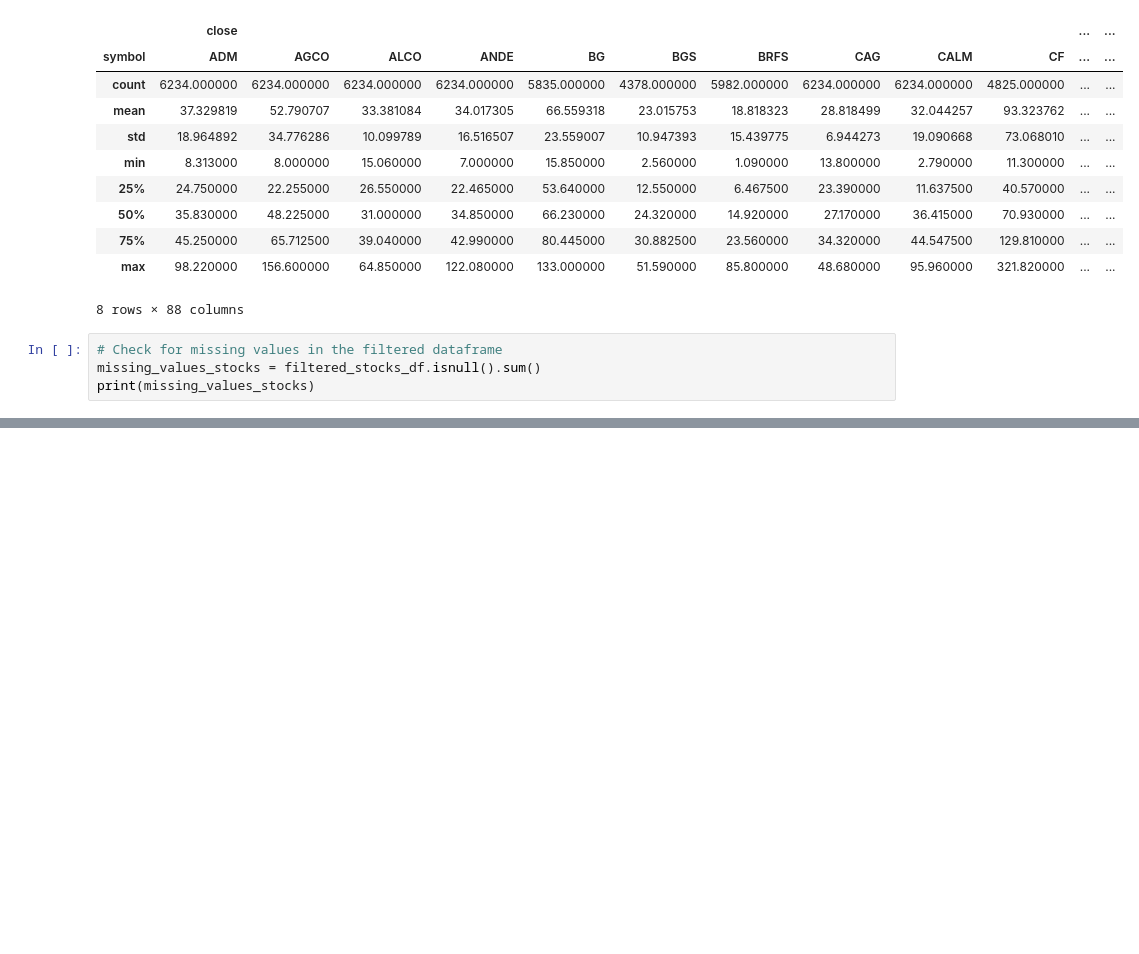
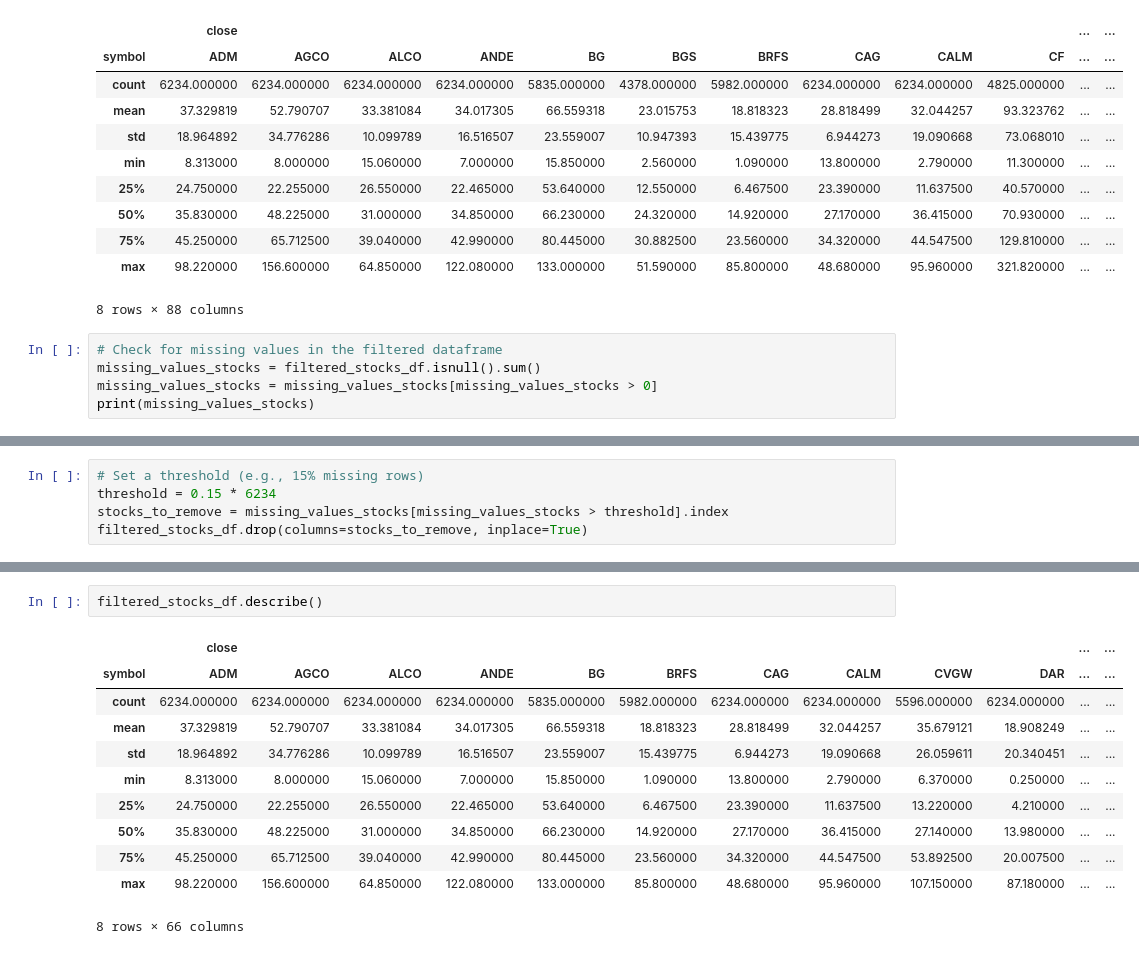
Before and after one commit to MatYohannes/hurricane-agriculture-data, a Jupyter notebook: hurricane_agriculture_analysis.ipynb, the cells around one changed output, grey strips where cells are left out. Saved outputs shown, nothing was run; the diff lists cells and outputs as text; blank space fills up the shorter version.

Commit message:
Stocks dataframe cleaned with filtered

```diff
--- a/hurricane_agriculture_analysis.ipynb
+++ b/hurricane_agriculture_analysis.ipynb
@@ -1357,6 +1365,7 @@ filtered_stocks_df.describe()
 # %%
 # Check for missing values in the filtered dataframe
 missing_values_stocks = filtered_stocks_df.isnull().sum()
+missing_values_stocks = missing_values_stocks[missing_values_stocks > 0]
 print(missing_values_stocks)
 # %% [output]
         symbol
@@ -1374,0 +1390,5 @@ Length: 88, dtype: int64
+# %%
+# Set a threshold (e.g., 15% missing rows)
+threshold = 0.15 * 6234
+stocks_to_remove = missing_values_stocks[missing_values_stocks > threshold].index
+filtered_stocks_df.drop(columns=stocks_to_remove, inplace=True)
@@ -1374,0 +1436,14 @@ Length: 88, dtype: int64
+# %%
+filtered_stocks_df.describe()
+# %% [output]
+|  | close |  |  |  |  |  |  |  |  |  | ... | ... |
+| symbol | ADM | AGCO | ALCO | ANDE | BG | BRFS | CAG | CALM | CVGW | DAR | ... | ... |
+| count | 6234.000000 | 6234.000000 | 6234.000000 | 6234.000000 | 5835.000000 | 5982.000000 | 6234.000000 | 6234.000000 | 5596.000000 | 6234.000000 | ... | ... |
+| mean | 37.329819 | 52.790707 | 33.381084 | 34.017305 | 66.559318 | 18.818323 | 28.818499 | 32.044257 | 35.679121 | 18.908249 | ... | ... |
+| std | 18.964892 | 34.776286 | 10.099789 | 16.516507 | 23.559007 | 15.439775 | 6.944273 | 19.090668 | 26.059611 | 20.340451 | ... | ... |
+| min | 8.313000 | 8.000000 | 15.060000 | 7.000000 | 15.850000 | 1.090000 | 13.800000 | 2.790000 | 6.370000 | 0.250000 | ... | ... |
+| 25% | 24.750000 | 22.255000 | 26.550000 | 22.465000 | 53.640000 | 6.467500 | 23.390000 | 11.637500 | 13.220000 | 4.210000 | ... | ... |
+| 50% | 35.830000 | 48.225000 | 31.000000 | 34.850000 | 66.230000 | 14.920000 | 27.170000 | 36.415000 | 27.140000 | 13.980000 | ... | ... |
+| 75% | 45.250000 | 65.712500 | 39.040000 | 42.990000 | 80.445000 | 23.560000 | 34.320000 | 44.547500 | 53.892500 | 20.007500 | ... | ... |
+| max | 98.220000 | 156.600000 | 64.850000 | 122.080000 | 133.000000 | 85.800000 | 48.680000 | 95.960000 | 107.150000 | 87.180000 | ... | ... |
+8 rows × 66 columns
```
Also changed, not shown: parts of 8 cells of this notebook.
